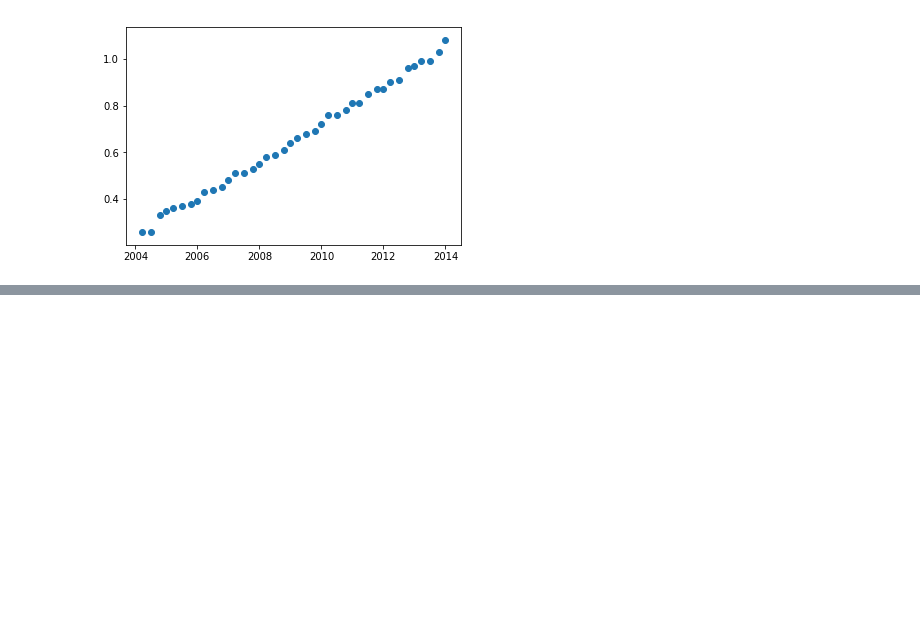
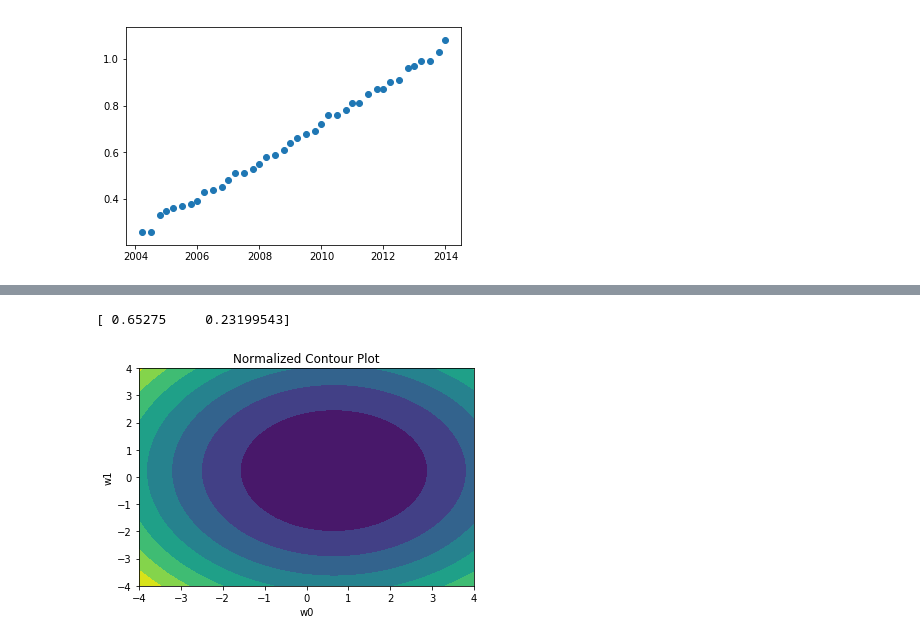
Before and after one commit to chrisxmiller/class1819, a Jupyter notebook: 18FA_EECS495_MLOPT/HW3/Chapter 9 Assignments.ipynb, the cells around one changed output, grey strips where cells are left out. Drawn from its saved outputs; the diff is of its cells as text; code cells hidden in the pictures; blank space fills up the shorter version.

```diff
--- a/18FA_EECS495_MLOPT/HW3/Chapter 9 Assignments.ipynb
+++ b/18FA_EECS495_MLOPT/HW3/Chapter 9 Assignments.ipynb
@@ -52,0 +59,50 @@ ValueError: operands could not be broadcast together with shapes (50,) (1,40)
+# %%
+#Normalize the input points
+#mus
+mux = np.mean(x)
+#st-ds
+stx = np.std(x)
+#Normalize each
+xn = (x-mux)/stx
+
+#Minimize the function (using Q5.1 from HW2
+#Assemble the matricies
+v1 = xn[0]**0
+v2 = xn[0]**1
+V = np.transpose(np.vstack((v1,v2)))
+
+#Get Linear regression parameters
+A = np.dot(np.transpose(V),V)
+b = np.dot(np.transpose(V),np.transpose(y))
+
+#solve the linear system
+params = np.dot(np.linalg.inv(A),b).flatten()
+print(params)
+
+#Based on the params, generate w1, w2
+w0 = np.arange(-4,4,0.01)
+w1 = np.arange(-4,4,0.01)
+
+#Make the mesh grid
+pltX, pltY = np.meshgrid(w0,w1)
+
+#Now, we run the cost function
+d1,d2 = np.shape(pltX)
+
+#Cost two
+Z2 = np.zeros((d1,d2))
+
+#Compute the costs for the contour plot
+for i in range(0,d1):
+    for j in range(0,d2):
+        Z2[i][j] = np.sum((y - (pltX[i][j] + pltY[i][j]*xn))**2)
+
+#Show the contour plot
+plt.contourf(pltX,pltY,Z2)
+plt.title('Normalized Contour Plot')
+plt.xlabel('w0')
+plt.ylabel('w1')
+plt.show()
+# %% [output]
+[ 0.65275     0.23199543]
+[figure, added]
```
Also changed, not shown: parts of 4 cells of this notebook.
